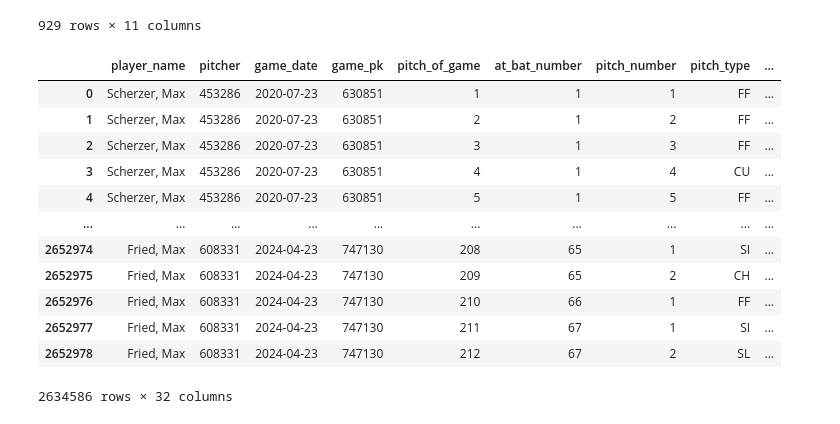
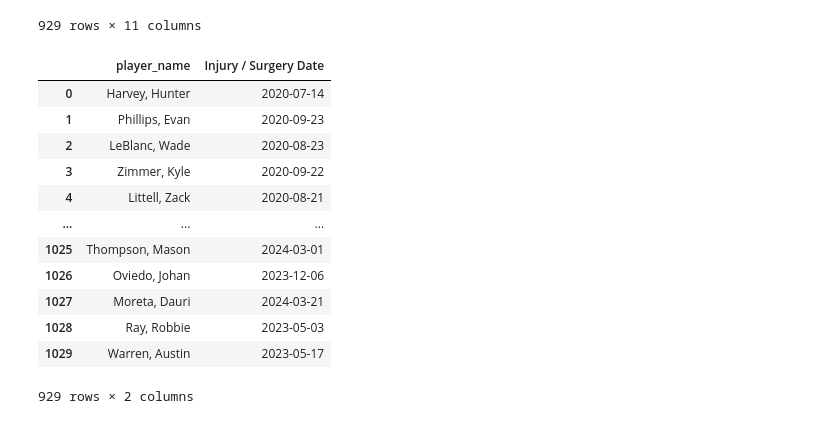
Before and after one commit to lbench/baseball, a Jupyter notebook: exploration2.ipynb, the cells around one changed output. Saved outputs shown, nothing was run; the diff lists cells and outputs as text; code cells hidden in the pictures.

```diff
--- a/exploration2.ipynb
+++ b/exploration2.ipynb
@@ -113,19 +113,18 @@ df3
 929 rows × 11 columns
 # %%
 df4 = df3[['player_name', 'Injury / Surgery Date']]
+df4
+# %% [output]
+|  | player_name | Injury / Surgery Date |
+| 0 | Harvey, Hunter | 2020-07-14 |
+| 1 | Phillips, Evan | 2020-09-23 |
+| 2 | LeBlanc, Wade | 2020-08-23 |
+| 3 | Zimmer, Kyle | 2020-09-22 |
+| 4 | Littell, Zack | 2020-08-21 |
+| ... | ... | ... |
+| 1025 | Thompson, Mason | 2024-03-01 |
+| 1026 | Oviedo, Johan | 2023-12-06 |
+| 1027 | Moreta, Dauri | 2024-03-21 |
+| 1028 | Ray, Robbie | 2023-05-03 |
+| 1029 | Warren, Austin | 2023-05-17 |
+929 rows × 2 columns
-# %%
-df
-# %% [output]
-|  | player_name | pitcher | game_date | game_pk | pitch_of_game | at_bat_number | pitch_number | pitch_type | ... |
-| 0 | Scherzer, Max | 453286 | 2020-07-23 | 630851 | 1 | 1 | 1 | FF | ... |
-| 1 | Scherzer, Max | 453286 | 2020-07-23 | 630851 | 2 | 1 | 2 | FF | ... |
-| 2 | Scherzer, Max | 453286 | 2020-07-23 | 630851 | 3 | 1 | 3 | FF | ... |
-| 3 | Scherzer, Max | 453286 | 2020-07-23 | 630851 | 4 | 1 | 4 | CU | ... |
-| 4 | Scherzer, Max | 453286 | 2020-07-23 | 630851 | 5 | 1 | 5 | FF | ... |
-| ... | ... | ... | ... | ... | ... | ... | ... | ... | ... |
-| 2652974 | Fried, Max | 608331 | 2024-04-23 | 747130 | 208 | 65 | 1 | SI | ... |
-| 2652975 | Fried, Max | 608331 | 2024-04-23 | 747130 | 209 | 65 | 2 | CH | ... |
-| 2652976 | Fried, Max | 608331 | 2024-04-23 | 747130 | 210 | 66 | 1 | FF | ... |
-| 2652977 | Fried, Max | 608331 | 2024-04-23 | 747130 | 211 | 67 | 1 | SI | ... |
-| 2652978 | Fried, Max | 608331 | 2024-04-23 | 747130 | 212 | 67 | 2 | SL | ... |
-2634586 rows × 32 columns
```
Also changed, not shown: parts of 7 cells of this notebook.
